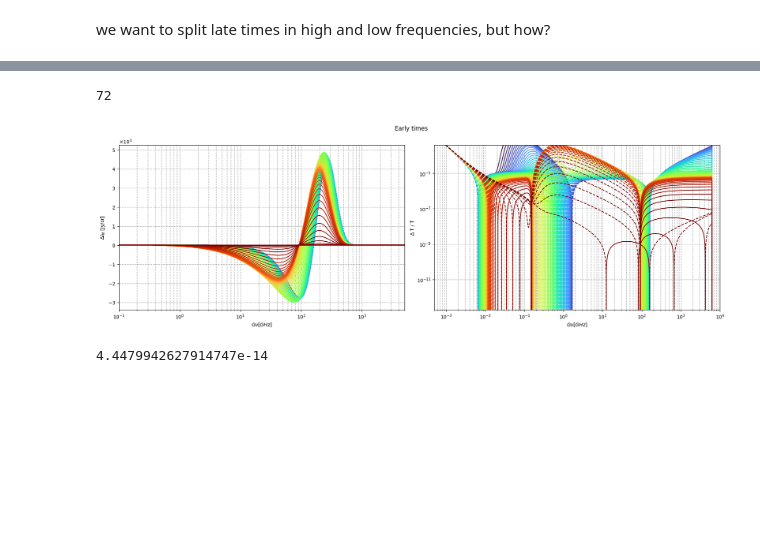
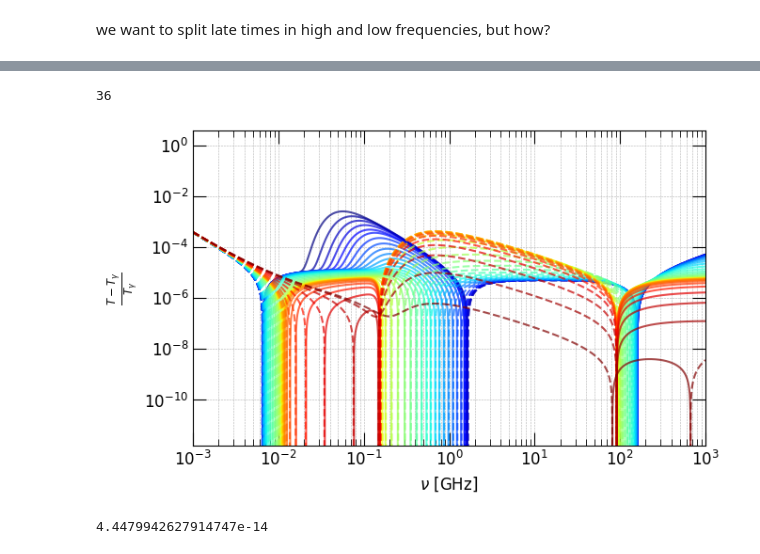
Before and after one commit to Sareva00/CMB-SD, a Jupyter notebook: full_greens_hc.ipynb, the cells around one changed output, grey strips where cells are left out. Saved outputs shown, nothing was run; the diff lists cells and outputs as text; code cells hidden in the pictures; blank space fills up the shorter version.

```diff
--- a/full_greens_hc.ipynb
+++ b/full_greens_hc.ipynb
@@ -7,4 +7,10 @@ import os
 from matplotlib.ticker import ScalarFormatter
 from scipy.interpolate import CubicSpline
 
-from matplotlib.colors import LinearSegmentedColormap
+from my_plot import set_size
+import seaborn as sns
+width =  508.0
+widthcol = 244
+plt.rcParams['font.size']=12
+
+from matplotlib.ticker import LogLocator
@@ -96,7 +101,7 @@ for i in range (len(z1)):
 x = np.array(x)
 nu = K *x * int(Tz[499][3590]) /h_pl   #transform everythig in the frequency today
 # %%
-folder = 'full_gf_hc/batch/PDE-non-linear/Greens'
+folder = 'outputs/full_gf_hc/batch/PDE-non-linear/Greens'
 
 z_vis= []
 Jbb =[]
@@ -173,57 +234,46 @@ we want to split late times in high and low frequencies, but how?
 # %%
-colors = plt.colormaps['turbo'].resampled(68)
-
-# Crea la figura e i subplots (2 righe e 1 colonna)
-fig, (ax1, ax2) = plt.subplots(1, 2, figsize=(18, 6))
-fig.suptitle(f"Early times ")
-
-# Plot per DI_N2 (primo subplot)
-col=0
+colors = plt.colormaps['jet'].resampled(36)
+fig2, ax2 = plt.subplots(1, 1, figsize=set_size(width))
+# Plot per DT2 (secondo subplot)
+col = 0
 for i in range(len(z1)):
-    if((z1[i]>2000) and (i%5==0)):
-        ax1.plot(nu[i]/1e9, DI_N[i], label=f"z = {sci_notation(z1[i])}", color = colors(col))
-        col +=1
+    if((z1[i]>2000) and (i%10==0)):
+        ax2.plot(nu[i]/1e9, DT[i], color = colors(col), alpha = 0.7)
+        ax2.plot(nu[i]/1e9, -DT[i], color = colors(col), linestyle= "dashed", alpha = 0.7)
+        col += 1
 print(col)
-
-ax1.set_xscale('log')
-ax1.set_xlim([1e-1, 5e+3])
-ax1.set_ylabel("$\Delta I_{N}$ [Jy/sr]")
-ax1.set_xlabel("$G\\nu [GHz]$")
-#ax1.set_title("All $\Delta$ I_N curves")
-ax1.grid(True, which = 'both',  linestyle='--', linewidth=1)
-#ax1.legend()
-
-# Plot per DT2 (secondo subplot)
-col=0
-for i in range(len(z1)):
-    if((z1[i]>2000) and (i%5==0)):
-        ax2.plot(nu[i]/1e9, DT[i], color = colors(col))
-        ax2.plot(nu[i]/1e9, -DT[i], color = colors(col), linestyle= "dashed")
-        col +=1
-
 
 
 ax2.set_xscale('log')
 ax2.set_yscale('log')
-#ax2.set_xlim([1e+7, 5e+10])   #lines on the left
-ax2.set_xlim([5e-4, 1e+4])   #lines on the right
-ax2.set_ylim([-0.2e-3,0.4e-3])
+ax2.set_xlim([1e-3, 1e+3])
+#ax2.set_ylim([-0.5e-3, 3e+3])
 
-ax2.set_ylabel("$\Delta$ T / T")
-ax2.set_xlabel("$G\\nu [GHz]$")
-ax2.grid(True, which = 'both',  linestyle='--', linewidth=1)
-#ax2.legend()
+ax2.xaxis.set_minor_locator(LogLocator(base=10.0, subs=np.arange(1.0, 10.0) * 0.1, numticks=50))
+ax2.yaxis.set_minor_locator(LogLocator(base=10.0, subs=np.arange(1.0, 10.0) * 0.1, numticks=50))
 
-ax1.yaxis.set_major_formatter(ScalarFormatter())
-ax1.ticklabel_format(axis='y', style='sci', scilimits=(0, 0),useMathText=True) #only y axis, it does not work on the log scale
+plt.minorticks_on()
+plt.tick_params(direction='in',right=True, top=True)
+plt.tick_params(labelsize=12)
+plt.tick_params(labelbottom=True, labeltop=False, labelright=False, labelleft=True)
+plt.tick_params(direction='in',which='minor', length=5, bottom=True, top=True, left=True, right=True)
+plt.tick_params(direction='in',which='major', length=10, bottom=True, top=True, left=True, right=True)
+
+ax2.set_ylabel("$\\frac{T-T_{\gamma}}{T_{\gamma}}$")
+ax2.set_xlabel("$\\nu$ [GHz]")
+
+ax2.grid(True, which = 'both',  linestyle='--', linewidth=0.4)
+
+#ax1.yaxis.set_major_formatter(ScalarFormatter())
+#ax1.ticklabel_format(axis='y', style='sci', scilimits=(0, 0),useMathText=True) #only y axis, it does not work on the log scale
 #ax2.yaxis.set_major_formatter(ScalarFormatter())
 #ax2.ticklabel_format(axis='y', style='sci', scilimits=(0, 0),useMathText=True)
 # Aggiusta il layout
-plt.tight_layout()
+plt.savefig('outputs/p4p/earlyGFT_hc.pdf', dpi=300,bbox_inches="tight")
 plt.show()
 # %% [output]
-72
+36
-[figure, old version]
+[figure, new version]
 # %%
 Jref= lambda x:  np.exp(-(x/1.98e+6)**(5/2))
 
```
Also changed, not shown: parts of 27 cells of this notebook, 8 other files.
